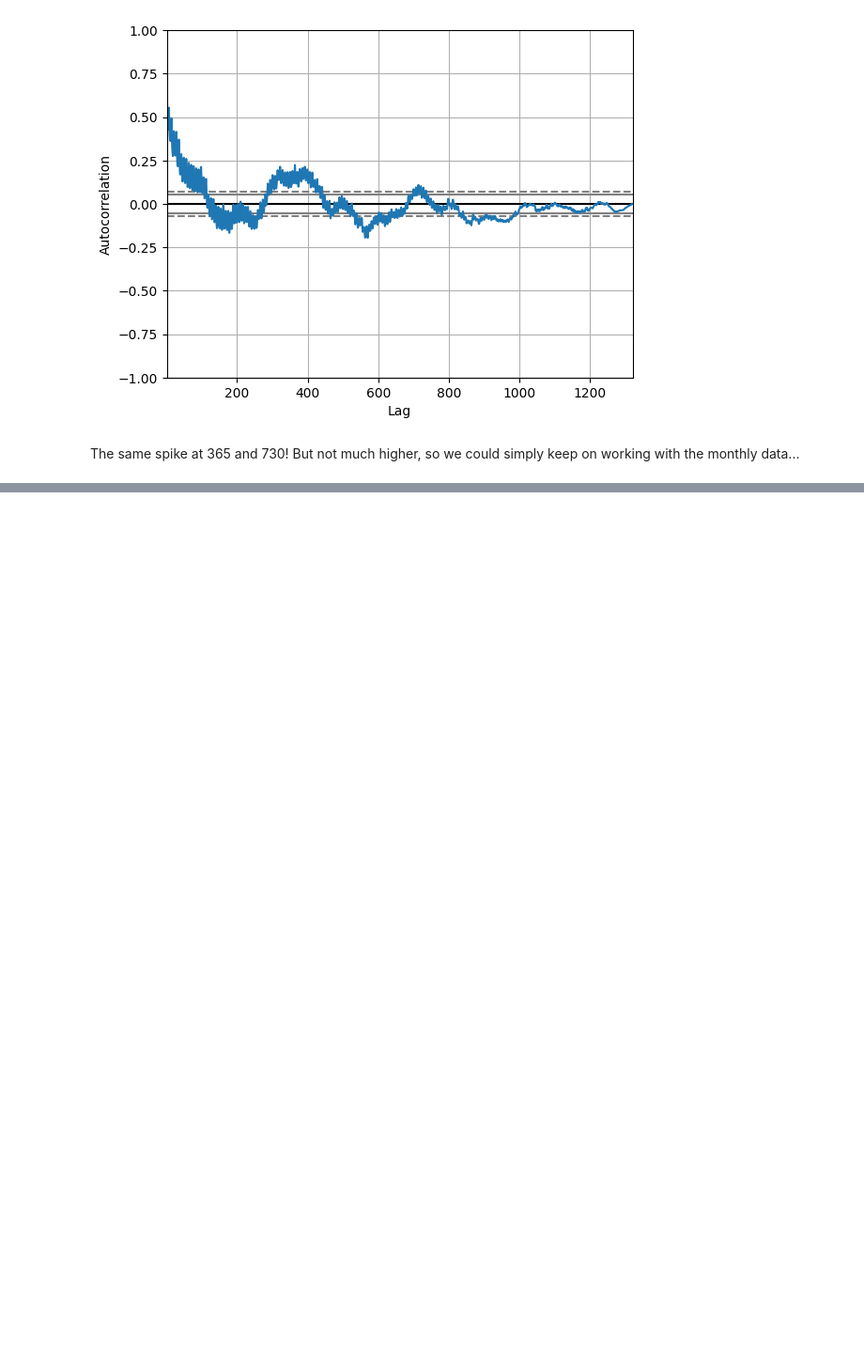
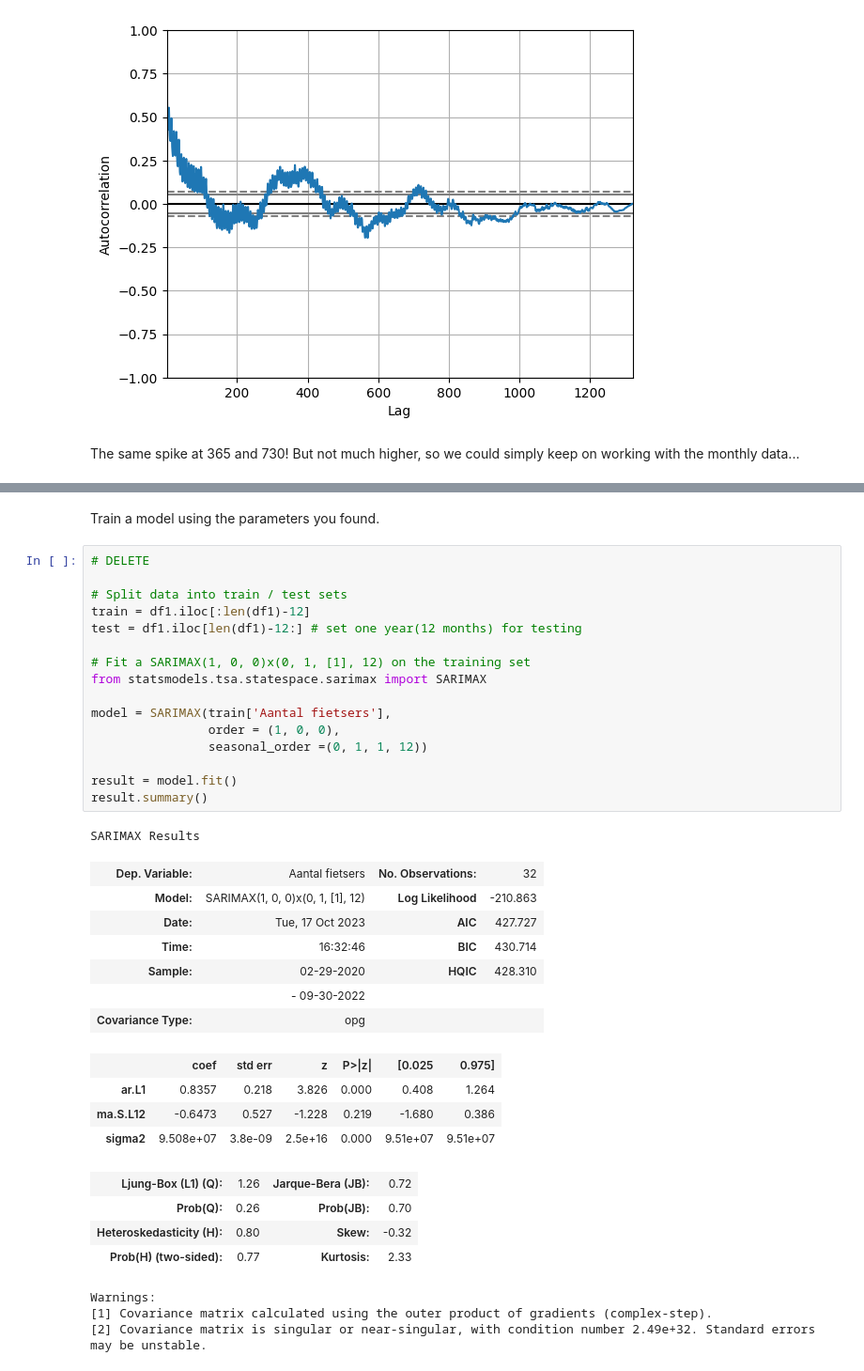
Before and after one commit to mjochen/CloudAI, a Jupyter notebook: Exercises_solved/4.4 - Bike highways manually.ipynb, the cells around one changed output, grey strips where cells are left out. Shown at 94% size. Cells and saved outputs as stored; diff of their text form; blank space fills up the shorter version.

```diff
--- a/Exercises_solved/4.4 - Bike highways manually.ipynb
+++ b/Exercises_solved/4.4 - Bike highways manually.ipynb
@@ -59,0 +141,38 @@ Both require the statsmodel package to check for stationarity. You can install i
+# %% [markdown]
+Train a model using the parameters you found.
+# %%
+# DELETE
+
+# Split data into train / test sets
+train = df1.iloc[:len(df1)-12]
+test = df1.iloc[len(df1)-12:] # set one year(12 months) for testing
+
+# Fit a SARIMAX(1, 0, 0)x(0, 1, [1], 12) on the training set
+from statsmodels.tsa.statespace.sarimax import SARIMAX
+
+model = SARIMAX(train['Aantal fietsers'],
+                order = (1, 0, 0),
+                seasonal_order =(0, 1, 1, 12))
+
+result = model.fit()
+result.summary()
+# %% [output]
+SARIMAX Results
+| Dep. Variable: | Aantal fietsers | No. Observations: | 32 |
+| Model: | SARIMAX(1, 0, 0)x(0, 1, [1], 12) | Log Likelihood | -210.863 |
+| Date: | Tue, 17 Oct 2023 | AIC | 427.727 |
+| Time: | 16:32:46 | BIC | 430.714 |
+| Sample: | 02-29-2020 | HQIC | 428.310 |
+|  | - 09-30-2022 |  |  |
+| Covariance Type: | opg |  |  |
+|  | coef | std err | z | P>|z| | [0.025 | 0.975] |
+| ar.L1 | 0.8357 | 0.218 | 3.826 | 0.000 | 0.408 | 1.264 |
+| ma.S.L12 | -0.6473 | 0.527 | -1.228 | 0.219 | -1.680 | 0.386 |
+| sigma2 | 9.508e+07 | 3.8e-09 | 2.5e+16 | 0.000 | 9.51e+07 | 9.51e+07 |
+| Ljung-Box (L1) (Q): | 1.26 | Jarque-Bera (JB): | 0.72 |
+| Prob(Q): | 0.26 | Prob(JB): | 0.70 |
+| Heteroskedasticity (H): | 0.80 | Skew: | -0.32 |
+| Prob(H) (two-sided): | 0.77 | Kurtosis: | 2.33 |
+Warnings:
+[1] Covariance matrix calculated using the outer product of gradients (complex-step).
+[2] Covariance matrix is singular or near-singular, with condition number 2.49e+32. Standard errors may be unstable.
```
Also changed, not shown: parts of 10 cells of this notebook.
